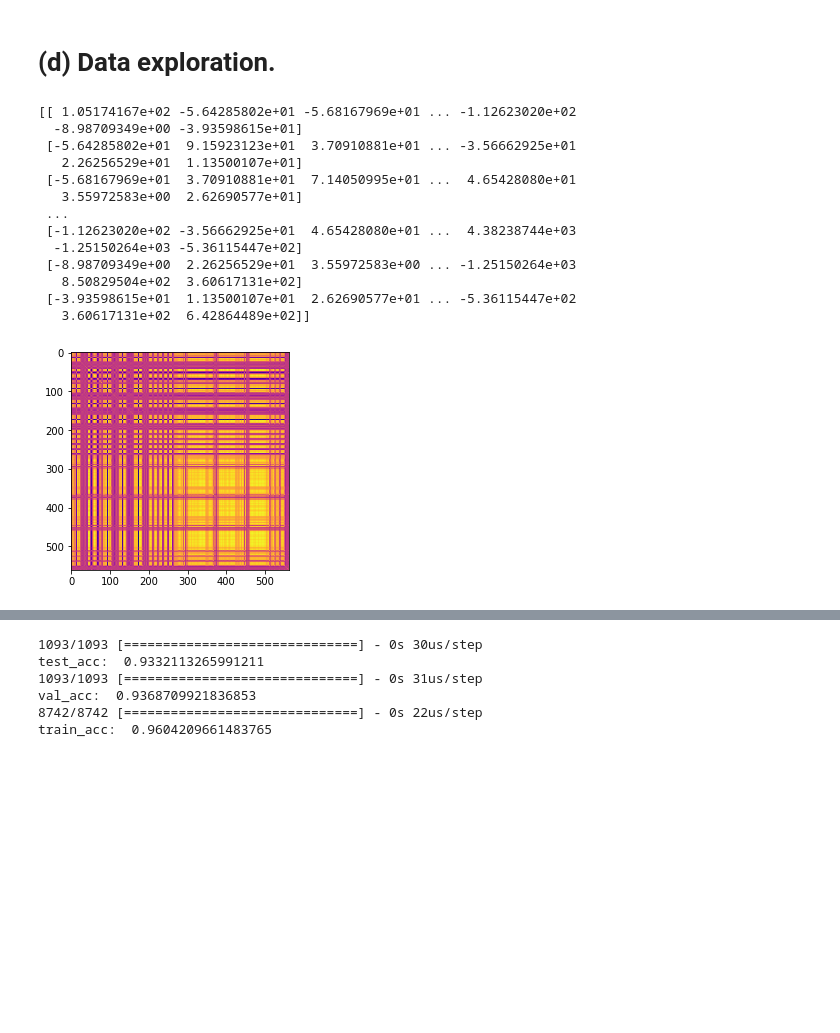
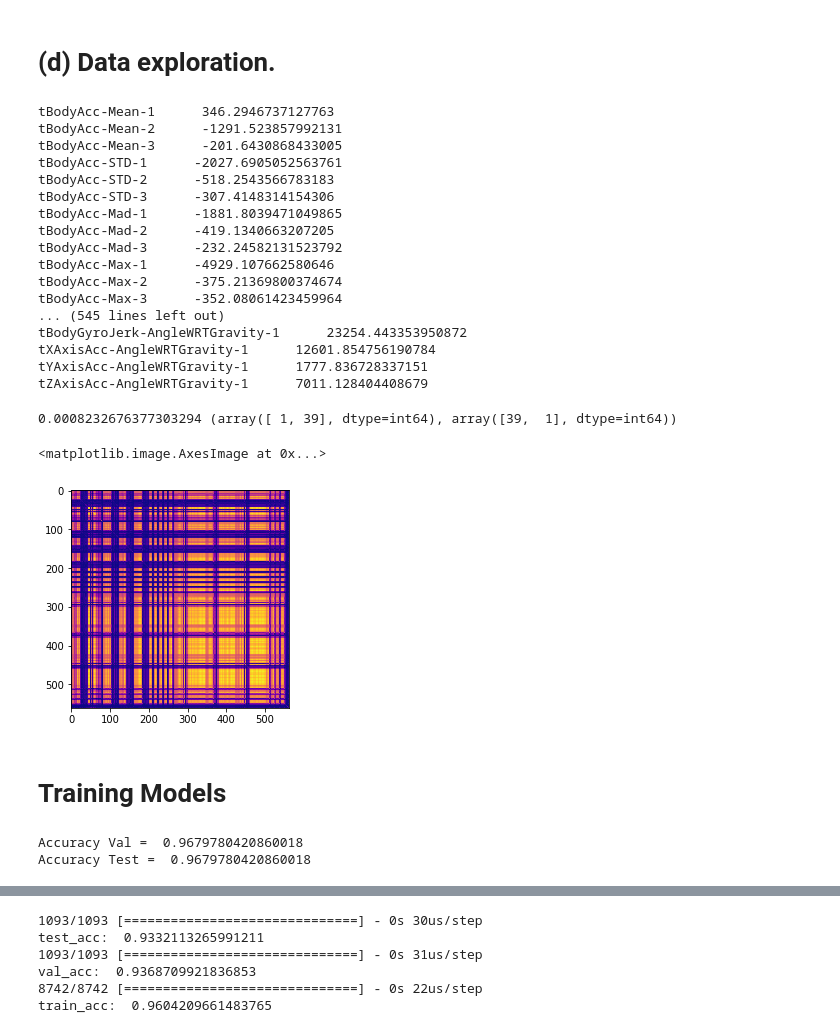
Before and after one commit to gurusarath1/ML_633_UCI_Smartphone-Based_Recognition_of_Human_Activities_and_Postural_Transitions, a Jupyter notebook: Final_Project.ipynb, the cells around one changed output, grey strips where cells are left out. Drawn from its saved outputs; the diff is of its cells as text; code cells hidden in the pictures; blank space fills up the shorter version.

```diff
--- a/Final_Project.ipynb
+++ b/Final_Project.ipynb
@@ -51,22 +86,37 @@ features = ['tBodyAcc-Mean-1', 'tBodyAcc-Mean-2', 'tBodyAcc-Mean-3', 'tBodyAcc-S
+# %%
+for featureIndex in range(X.shape[1]):
+    print(
+            features[featureIndex],
+            '    ',
+            Fishers_criterion(X_train,y_train,[i for i in range(np.max(y_train))], featureIndex)
+         )
+# %% [output]
+tBodyAcc-Mean-1      346.2946737127763
+tBodyAcc-Mean-2      -1291.523857992131
+tBodyAcc-Mean-3      -201.6430868433005
+tBodyAcc-STD-1      -2027.6905052563761
+tBodyAcc-STD-2      -518.2543566783183
+tBodyAcc-STD-3      -307.4148314154306
+tBodyAcc-Mad-1      -1881.8039471049865
+tBodyAcc-Mad-2      -419.1340663207205
+tBodyAcc-Mad-3      -232.24582131523792
+tBodyAcc-Max-1      -4929.107662580646
+tBodyAcc-Max-2      -375.21369800374674
+tBodyAcc-Max-3      -352.08061423459964
+... (545 lines left out)
+tBodyGyroJerk-AngleWRTGravity-1      23254.443353950872
+tXAxisAcc-AngleWRTGravity-1      12601.854756190784
+tYAxisAcc-AngleWRTGravity-1      1777.836728337151
+tZAxisAcc-AngleWRTGravity-1      7011.128404408679
 # %%
 Cov_Matrix_X_train = np.matmul(X_train.T, X_train)
-
-
+Cov_Matrix_X_train = np.abs(Cov_Matrix_X_train)
+minVal = np.min(Cov_Matrix_X_train)
+print(minVal, np.where(Cov_Matrix_X_train == minVal))
 plt.imshow(Cov_Matrix_X_train, cmap = 'plasma')
-
-print(Cov_Matrix_X_train)
 # %% [output]
-[[ 1.05174167e+02 -5.64285802e+01 -5.68167969e+01 ... -1.12623020e+02
-  -8.98709349e+00 -3.93598615e+01]
- [-5.64285802e+01  9.15923123e+01  3.70910881e+01 ... -3.56662925e+01
-   2.26256529e+01  1.13500107e+01]
- [-5.68167969e+01  3.70910881e+01  7.14050995e+01 ...  4.65428080e+01
-   3.55972583e+00  2.62690577e+01]
- ...
- [-1.12623020e+02 -3.56662925e+01  4.65428080e+01 ...  4.38238744e+03
-  -1.25150264e+03 -5.36115447e+02]
- [-8.98709349e+00  2.26256529e+01  3.55972583e+00 ... -1.25150264e+03
-   8.50829504e+02  3.60617131e+02]
- [-3.93598615e+01  1.13500107e+01  2.62690577e+01 ... -5.36115447e+02
-   3.60617131e+02  6.42864489e+02]]
+0.0008232676377303294 (array([ 1, 39], dtype=int64), array([39,  1], dtype=int64))
+<matplotlib.image.AxesImage at 0x...>
-[figure, old version]
+[figure, new version]
+# %% [markdown]
+# Training Models
@@ -73,3 +125,15 @@ print(Cov_Matrix_X_train)
+# %%
+clf = LogisticRegression()
+clf.fit(X_train, y_train+1)
+
+predictionsVal = clf.predict(X_val)
+predictionsTest = clf.predict(X_test)
+
+print('Accuracy Val = ', np.sum(predictionsVal == (y_val+1)) / y_val.shape[0] )
+print('Accuracy Test = ', np.sum(predictionsTest == (y_test+1)) / y_test.shape[0] )
+# %% [output]
+Accuracy Val =  0.9679780420860018
+Accuracy Test =  0.9679780420860018
 # %%
 def Generate_Model_NN1():
     m = models.Sequential()
```
Also changed, not shown: parts of 17 cells of this notebook.
